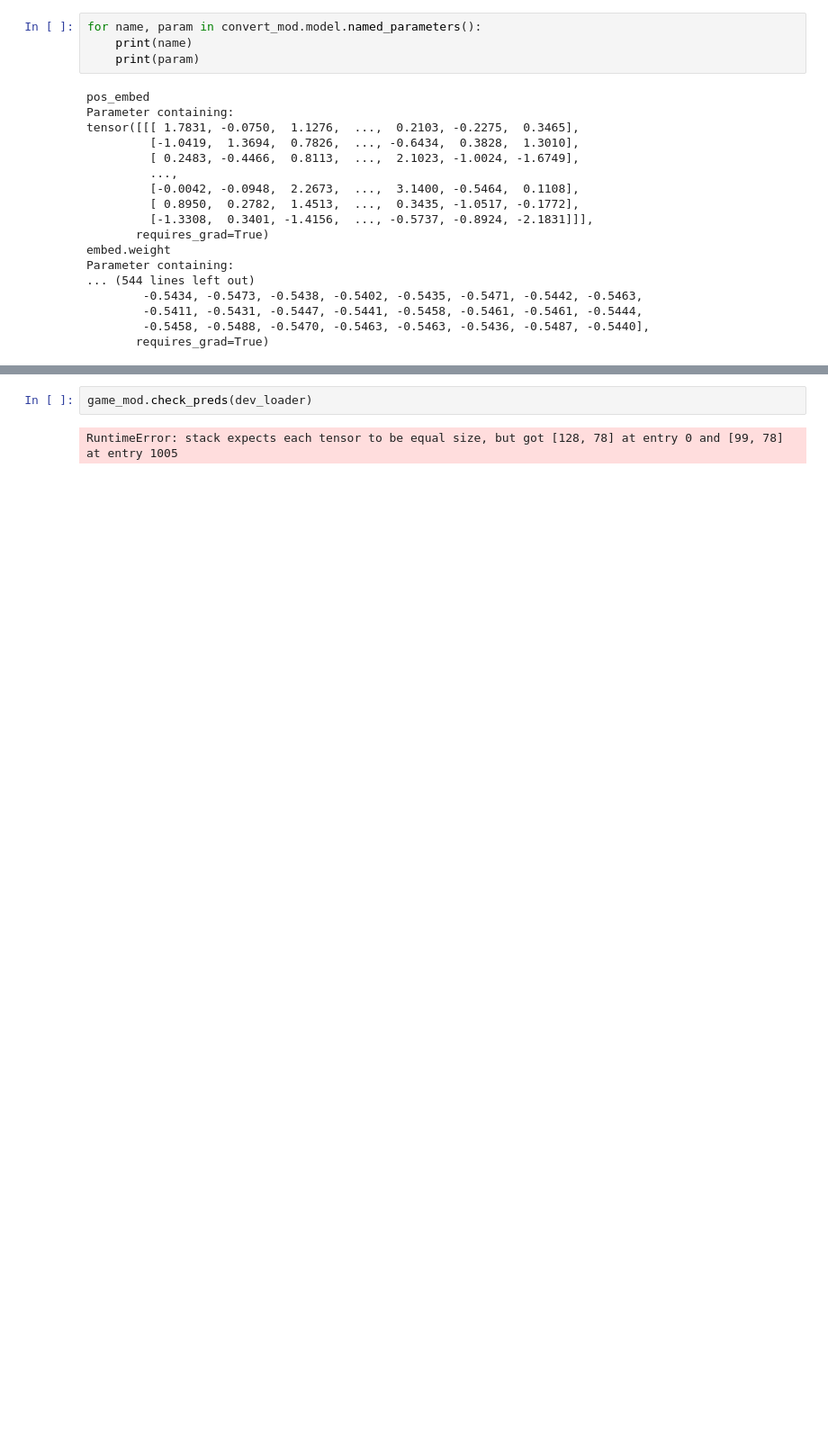
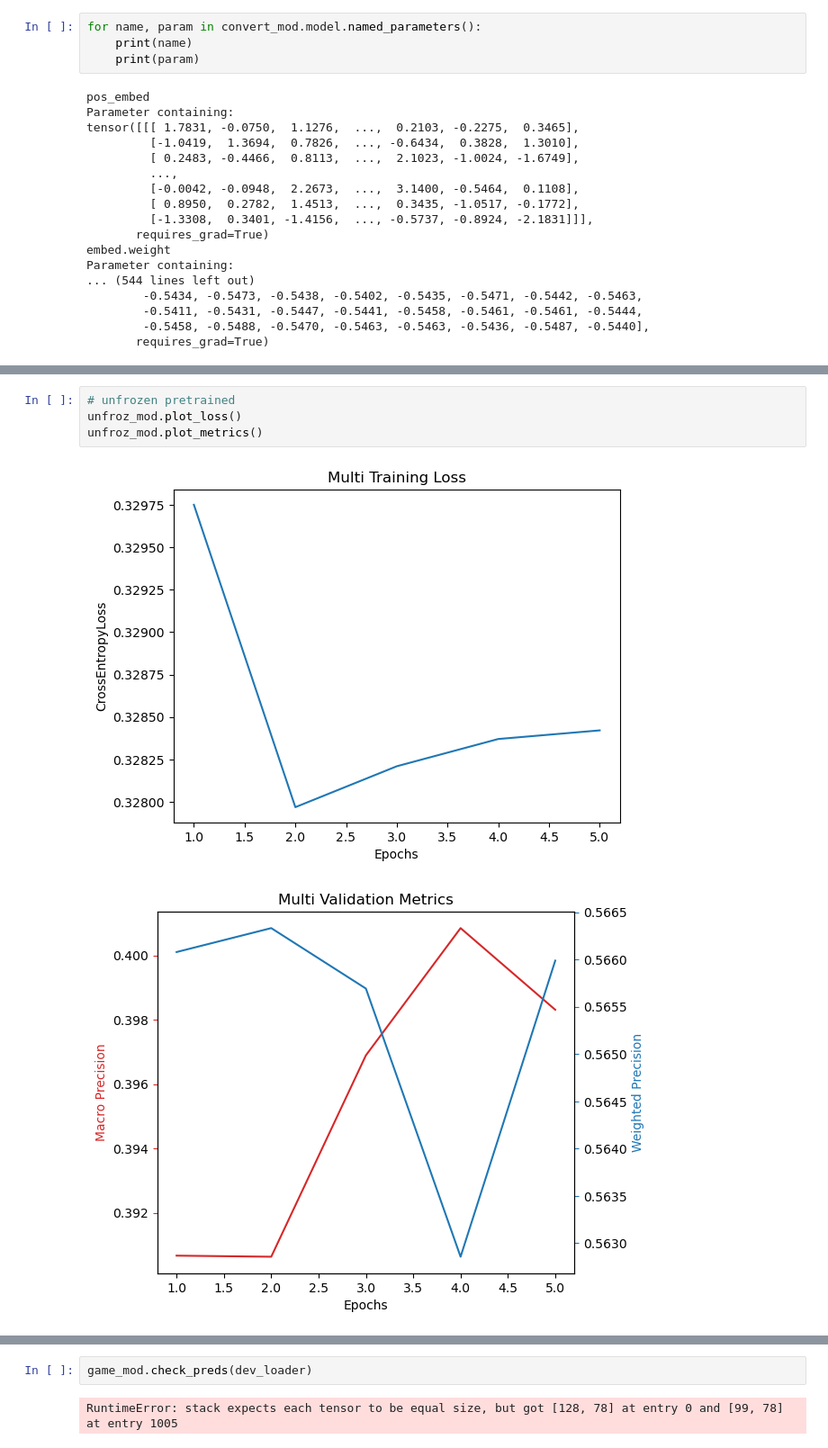
Before and after one commit to augmill/baseball_prediction, a Jupyter notebook: test.ipynb, the cells around one changed output, grey strips where cells are left out. Shown at 90% size. Saved outputs shown, nothing was run; the diff lists cells and outputs as text; blank space fills up the shorter version.

```diff
--- a/test.ipynb
+++ b/test.ipynb
@@ -279,0 +418,7 @@ Fitting Multi model...
+# %%
+# unfrozen pretrained
+unfroz_mod.plot_loss()
+unfroz_mod.plot_metrics()
+# %% [output]
+[figure, added]
+[figure, added]
```
Also changed, not shown: parts of 45 cells of this notebook, 5 other files.
